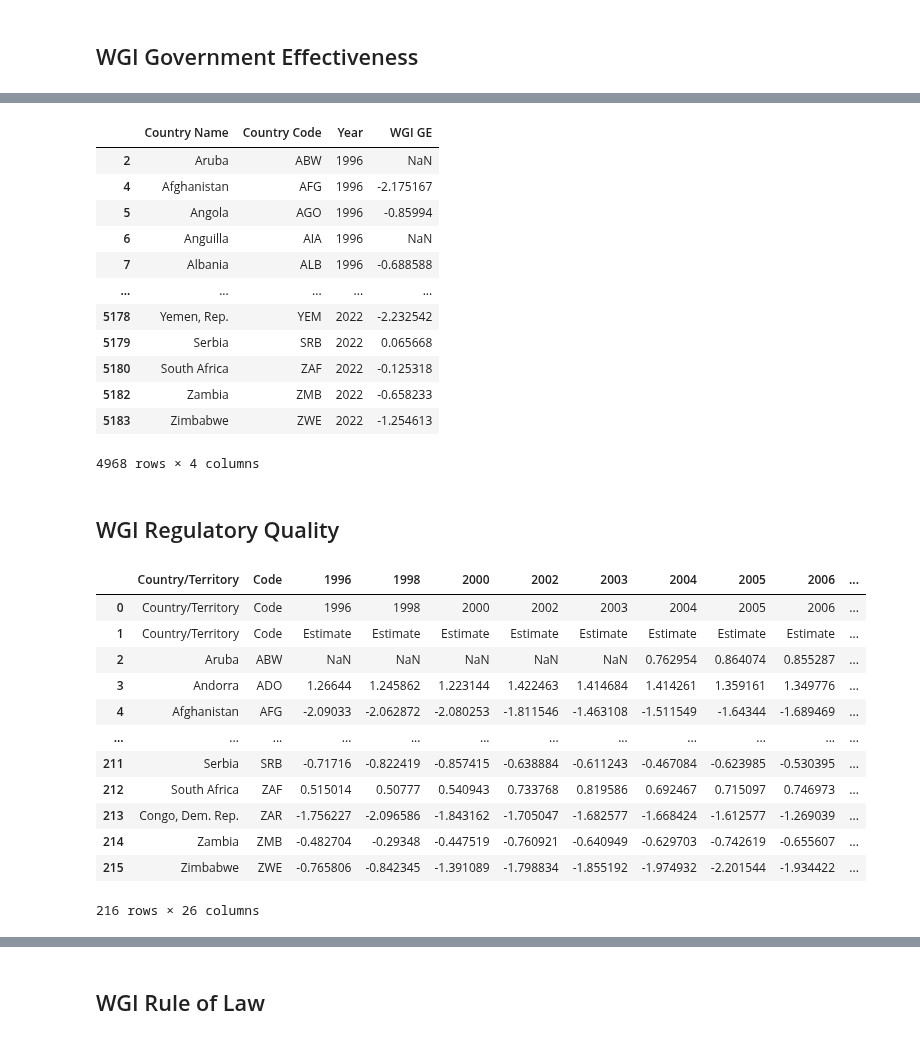
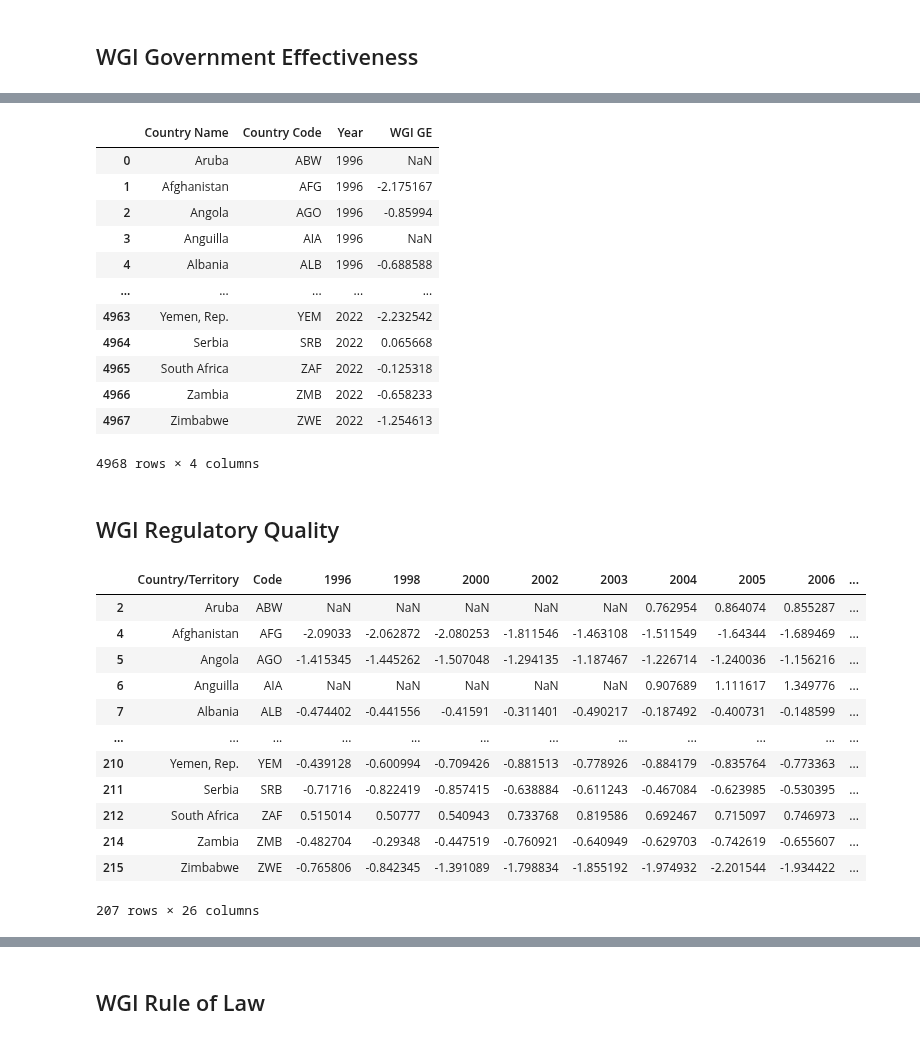
Before and after one commit to marcbarc19/DataScienceExam, a Jupyter notebook: predictor_cleaning.ipynb, the cells around one changed output, grey strips where cells are left out. Drawn from its saved outputs; the diff is of its cells as text; code cells hidden in the pictures.

```diff
--- a/predictor_cleaning.ipynb
+++ b/predictor_cleaning.ipynb
@@ -301,9 +304,6 @@ GE_df = pd.melt(gov_effect_df, id_vars=['Country/Territory', 'Code'],
 # Rename column 'A' to 'New_A'
 #VA_df.rename(columns={'Value': 'Land area (sq. km)'}, inplace=True)
 
-# Filter rows based on whether the country code is in the predefined list
-GE_df = GE_df[GE_df['Code'].isin(ISO_masterlist)]
-
 # Rename column 'A' to 'New_A'
 GE_df.rename(columns={'Country/Territory': 'Country Name'}, inplace=True)
 GE_df.rename(columns={'Code': 'Country Code'}, inplace=True)
@@ -313,53 +313,56 @@ GE_df.rename(columns={'Value': 'WGI GE'}, inplace=True)
 display(GE_df)
 # %% [output]
 |  | Country Name | Country Code | Year | WGI GE |
-| 2 | Aruba | ABW | 1996 | NaN |
-| 4 | Afghanistan | AFG | 1996 | -2.175167 |
-| 5 | Angola | AGO | 1996 | -0.85994 |
-| 6 | Anguilla | AIA | 1996 | NaN |
-| 7 | Albania | ALB | 1996 | -0.688588 |
+| 0 | Aruba | ABW | 1996 | NaN |
+| 1 | Afghanistan | AFG | 1996 | -2.175167 |
+| 2 | Angola | AGO | 1996 | -0.85994 |
+| 3 | Anguilla | AIA | 1996 | NaN |
+| 4 | Albania | ALB | 1996 | -0.688588 |
 | ... | ... | ... | ... | ... |
-| 5178 | Yemen, Rep. | YEM | 2022 | -2.232542 |
-| 5179 | Serbia | SRB | 2022 | 0.065668 |
-| 5180 | South Africa | ZAF | 2022 | -0.125318 |
-| 5182 | Zambia | ZMB | 2022 | -0.658233 |
-| 5183 | Zimbabwe | ZWE | 2022 | -1.254613 |
+| 4963 | Yemen, Rep. | YEM | 2022 | -2.232542 |
+| 4964 | Serbia | SRB | 2022 | 0.065668 |
+| 4965 | South Africa | ZAF | 2022 | -0.125318 |
+| 4966 | Zambia | ZMB | 2022 | -0.658233 |
+| 4967 | Zimbabwe | ZWE | 2022 | -1.254613 |
 4968 rows × 4 columns
 # %% [markdown]
 ## WGI Regulatory Quality
 # %%
 reg_qual_df = pd.read_excel(r"C:\Users\marc1\OneDrive\Desktop\School\Aarhus University\Current Classes\DSPF\DSPF_Final\Data\wgidataset.xlsx", sheet_name= "RegulatoryQuality")
 
 # Set the headers as the values in the first row (index 13)
 reg_qual_df.columns = reg_qual_df.iloc[13]
 
 # Drop the first ten rows
 reg_qual_df = reg_qual_df.drop(index=range(12))
 
 # Reset the index after dropping rows
 reg_qual_df = reg_qual_df.reset_index(drop=True)
 
 # Set the headers as the values in the first row (index 0)
 reg_qual_df.columns = reg_qual_df.iloc[0]
 
 # Filter columns based on whether row 2 contains the word "Estimate"
 reg_qual_df = reg_qual_df.iloc[:, :2].join(reg_qual_df.loc[:, reg_qual_df.iloc[1] == 'Estimate'])
 
+# Filter rows based on whether the country code is in the predefined list
+reg_qual_df = reg_qual_df[reg_qual_df['Code'].isin(ISO_masterlist)]
+
 display(reg_qual_df)
 # %% [output]
 |  | Country/Territory | Code | 1996 | 1998 | 2000 | 2002 | 2003 | 2004 | 2005 | 2006 | ... |
-| 0 | Country/Territory | Code | 1996 | 1998 | 2000 | 2002 | 2003 | 2004 | 2005 | 2006 | ... |
-| 1 | Country/Territory | Code | Estimate | Estimate | Estimate | Estimate | Estimate | Estimate | Estimate | Estimate | ... |
 | 2 | Aruba | ABW | NaN | NaN | NaN | NaN | NaN | 0.762954 | 0.864074 | 0.855287 | ... |
-| 3 | Andorra | ADO | 1.26644 | 1.245862 | 1.223144 | 1.422463 | 1.414684 | 1.414261 | 1.359161 | 1.349776 | ... |
 | 4 | Afghanistan | AFG | -2.09033 | -2.062872 | -2.080253 | -1.811546 | -1.463108 | -1.511549 | -1.64344 | -1.689469 | ... |
+| 5 | Angola | AGO | -1.415345 | -1.445262 | -1.507048 | -1.294135 | -1.187467 | -1.226714 | -1.240036 | -1.156216 | ... |
+| 6 | Anguilla | AIA | NaN | NaN | NaN | NaN | NaN | 0.907689 | 1.111617 | 1.349776 | ... |
+| 7 | Albania | ALB | -0.474402 | -0.441556 | -0.41591 | -0.311401 | -0.490217 | -0.187492 | -0.400731 | -0.148599 | ... |
 | ... | ... | ... | ... | ... | ... | ... | ... | ... | ... | ... | ... |
+| 210 | Yemen, Rep. | YEM | -0.439128 | -0.600994 | -0.709426 | -0.881513 | -0.778926 | -0.884179 | -0.835764 | -0.773363 | ... |
 | 211 | Serbia | SRB | -0.71716 | -0.822419 | -0.857415 | -0.638884 | -0.611243 | -0.467084 | -0.623985 | -0.530395 | ... |
 | 212 | South Africa | ZAF | 0.515014 | 0.50777 | 0.540943 | 0.733768 | 0.819586 | 0.692467 | 0.715097 | 0.746973 | ... |
-| 213 | Congo, Dem. Rep. | ZAR | -1.756227 | -2.096586 | -1.843162 | -1.705047 | -1.682577 | -1.668424 | -1.612577 | -1.269039 | ... |
 | 214 | Zambia | ZMB | -0.482704 | -0.29348 | -0.447519 | -0.760921 | -0.640949 | -0.629703 | -0.742619 | -0.655607 | ... |
 | 215 | Zimbabwe | ZWE | -0.765806 | -0.842345 | -1.391089 | -1.798834 | -1.855192 | -1.974932 | -2.201544 | -1.934422 | ... |
-216 rows × 26 columns
+207 rows × 26 columns
 # %%
 # Melt the DataFrame to transform the years into a single column
 RQ_df = pd.melt(reg_qual_df, id_vars=['Country/Territory', 'Code'],
```
Also changed, not shown: parts of 30 cells of this notebook, 2 other files.
